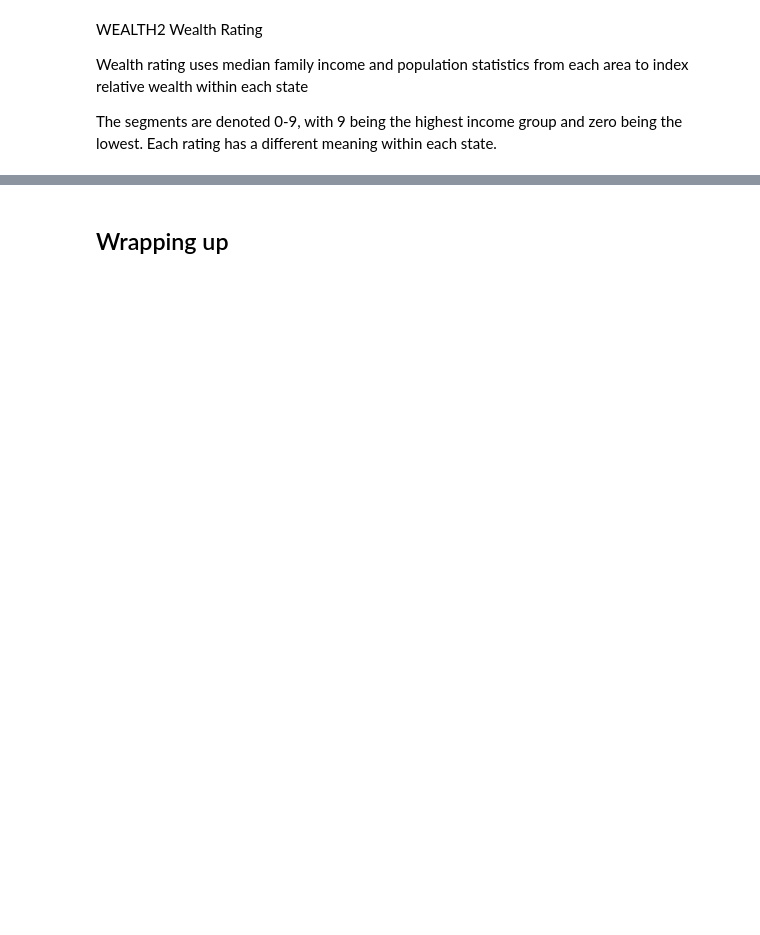
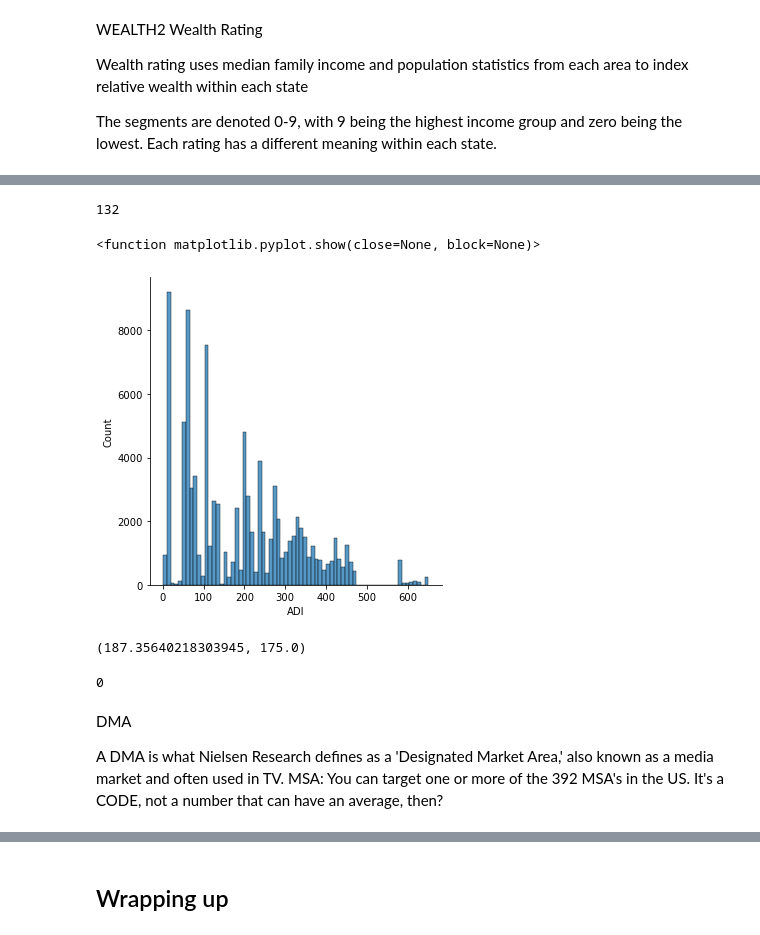
Before and after one commit to hollyjanedalton/Labs-Week-7, a Jupyter notebook: L. 7.01 7.02 original.ipynb, the cells around one changed output, grey strips where cells are left out. Cells and saved outputs as stored; diff of their text form; code cells hidden in the pictures; blank space fills up the shorter version.

```diff
--- a/L. 7.01 7.02 original.ipynb
+++ b/L. 7.01 7.02 original.ipynb
@@ -890,0 +1423,3 @@ ADD HERE CODE FOR LAB 2
+# %%
+numerical['WEALTH1'] = numerical['WEALTH1'].fillna(6.0)
+#input the median (6) for the Nans
@@ -890,0 +1470,4 @@ ADD HERE CODE FOR LAB 2
+# %%
+numerical['MSA'] = numerical['MSA'].fillna(0.0)
+
+numerical['MSA'].isna().sum()
@@ -890,0 +1496,27 @@ ADD HERE CODE FOR LAB 2
+# %%
+numerical['ADI'].isna().sum()
+#there are only 132 nulls here
+# %% [output]
+132
+# %%
+sns.displot(numerical[numerical['ADI'].isna()==False]['ADI'])
+plt.show
+# %% [output]
+<function matplotlib.pyplot.show(close=None, block=None)>
+[figure, added]
+# %%
+numerical['ADI'].mean(), numerical['ADI'].median()
+#let's fill the NaNs with the median
+# %% [output]
+(187.35640218303945, 175.0)
+# %%
+numerical['ADI'] = numerical['ADI'].fillna(175.0)
+
+numerical['ADI'].isna().sum()
+# %% [output]
+0
+# %% [markdown]
+DMA
+
+A DMA is what Nielsen Research defines as a 'Designated Market Area,' also known as a media market and often used in TV. MSA: You can target one or more of the 392 MSA's in the US.
+It's a CODE, not a number that can have an average, then?
```
Also changed, not shown: parts of 77 cells of this notebook.
